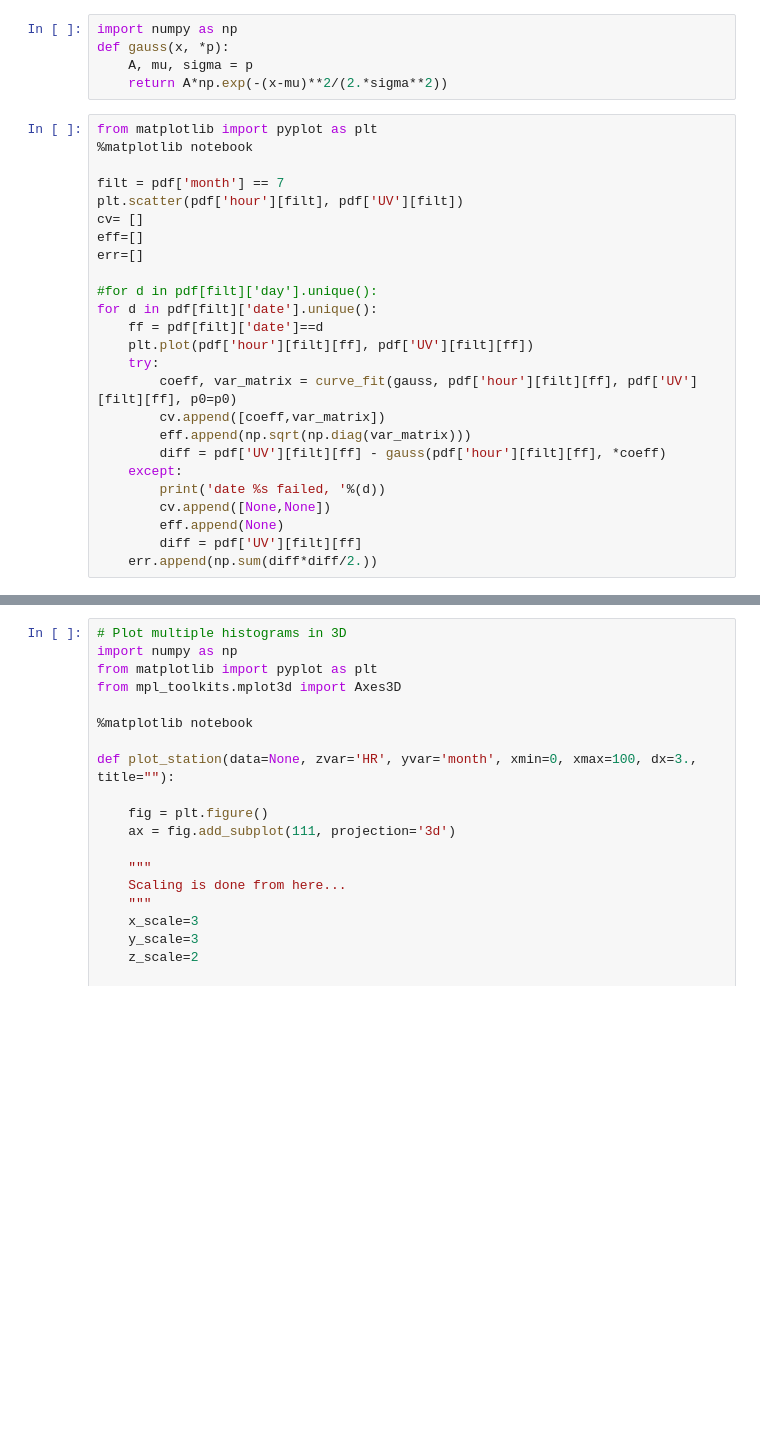
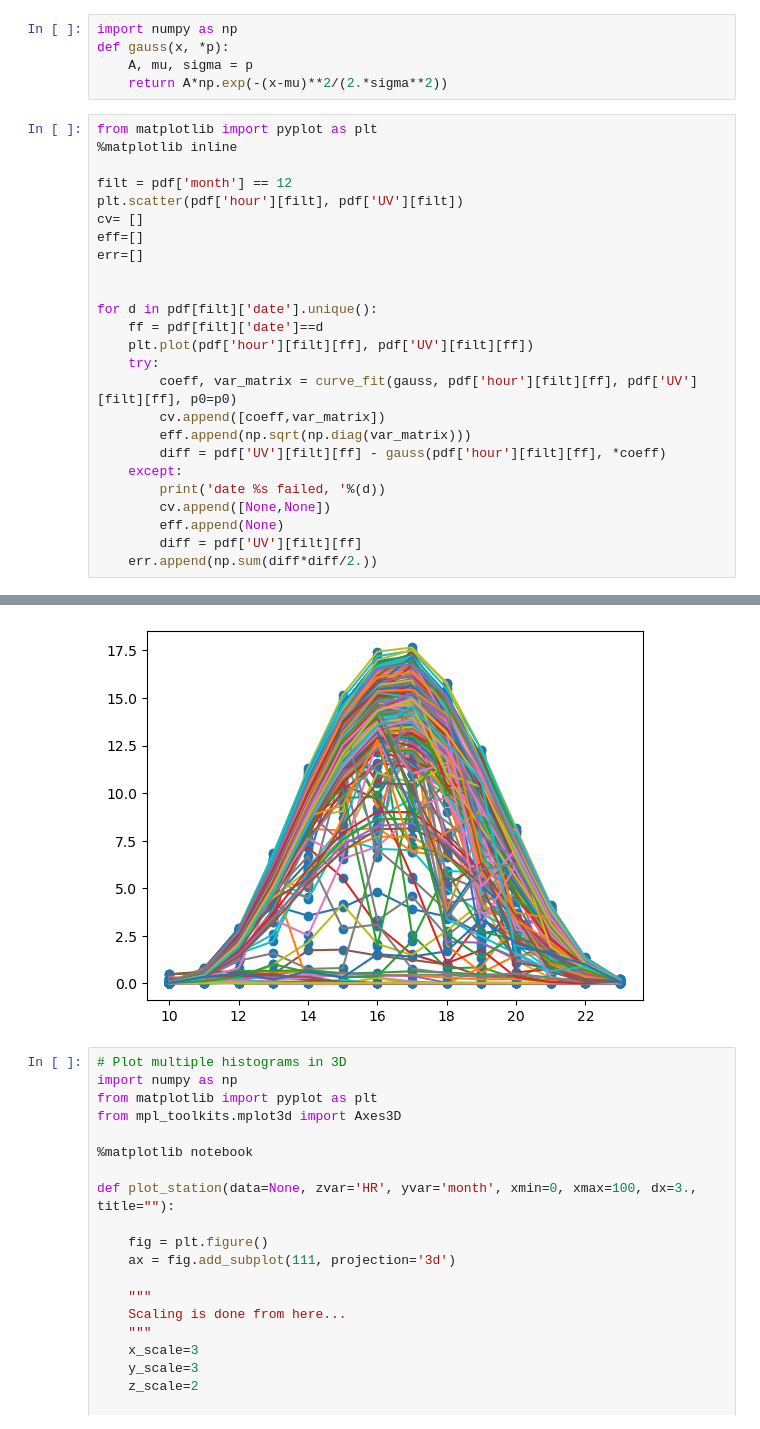
Before and after one commit to cefuente/astroinformatica, a Jupyter notebook: HWK1 - How rare is the rain.ipynb, the cells around one changed output, grey strips where cells are left out. Saved outputs shown, nothing was run; the diff lists cells and outputs as text; blank space fills up the shorter version.

```diff
--- a/HWK1 - How rare is the rain.ipynb
+++ b/HWK1 - How rare is the rain.ipynb
@@ -63,15 +63,15 @@ def gauss(x, *p):
     return A*np.exp(-(x-mu)**2/(2.*sigma**2))
 # %%
 from matplotlib import pyplot as plt
-%matplotlib notebook
+%matplotlib inline
 
-filt = pdf['month'] == 7
+filt = pdf['month'] == 12
 plt.scatter(pdf['hour'][filt], pdf['UV'][filt])
 cv= []
 eff=[]
 err=[]
 
-#for d in pdf[filt]['day'].unique():
+
 for d in pdf[filt]['date'].unique():
     ff = pdf[filt]['date']==d
     plt.plot(pdf['hour'][filt][ff], pdf['UV'][filt][ff])
@@ -109,3 +107,4 @@ date 2022-07-31 failed,
+[figure, added]
 # %%
 # Plot multiple histograms in 3D
 import numpy as np
```
Also changed, not shown: parts of 8 cells of this notebook, 3 other files.
